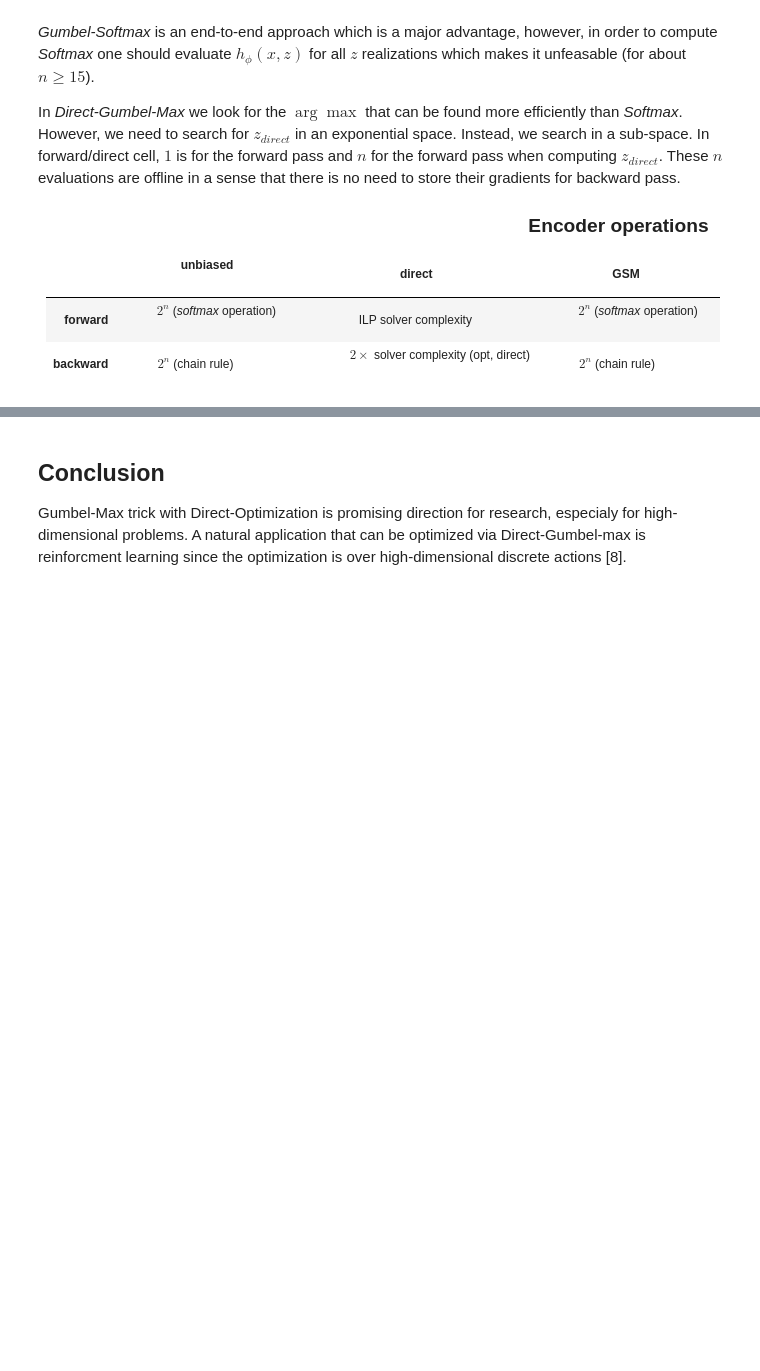
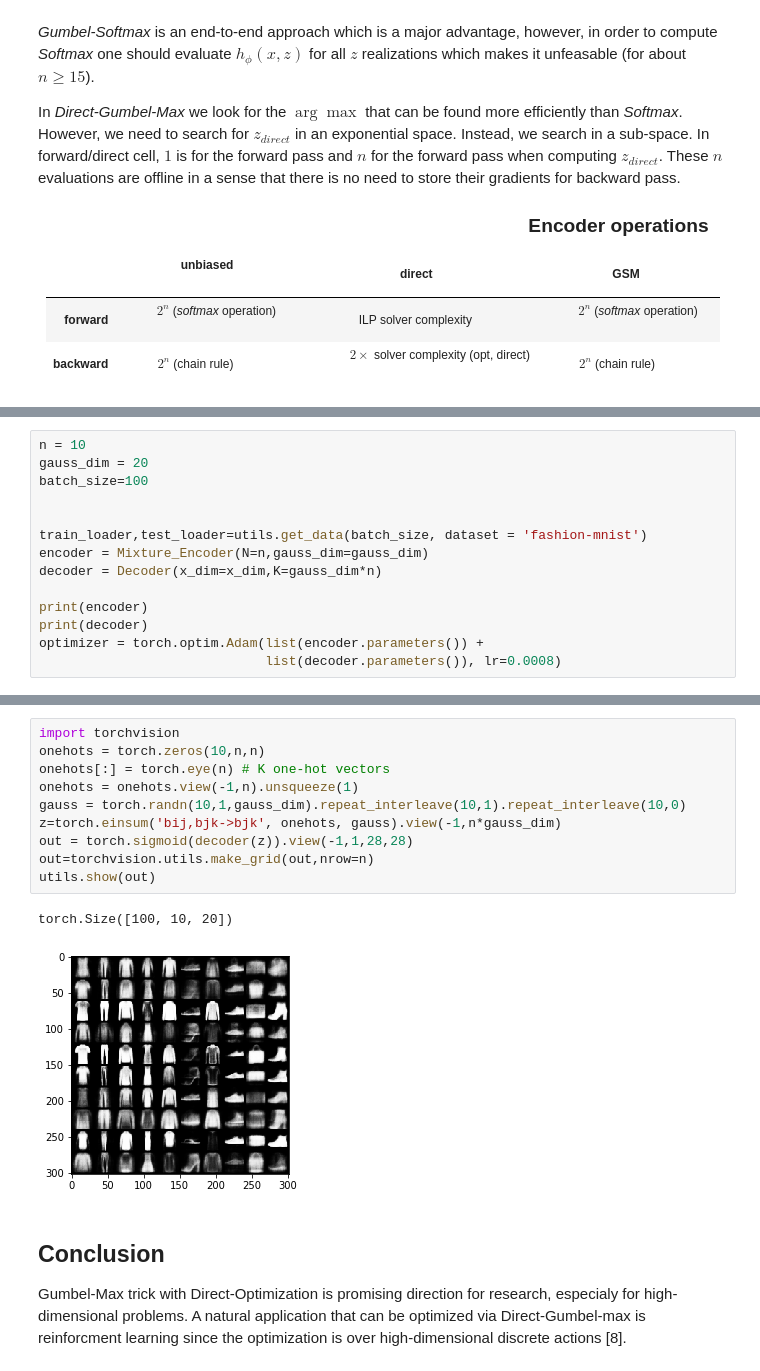
Before and after one commit to GuyLor/Direct-VAE, a Jupyter notebook: docs/Blog.ipynb, the cells around one changed output, grey strips where cells are left out. Saved outputs shown, nothing was run; the diff lists cells and outputs as text; blank space fills up the shorter version.

```diff
--- a/docs/Blog.ipynb
+++ b/docs/Blog.ipynb
@@ -892,0 +1076,14 @@ In *Direct-Gumbel-Max* we look for the *$\arg\max$* that can be found more effic
+# %%
+n = 10
+gauss_dim = 20
+batch_size=100
+
+
+train_loader,test_loader=utils.get_data(batch_size, dataset = 'fashion-mnist')
+encoder = Mixture_Encoder(N=n,gauss_dim=gauss_dim)
+decoder = Decoder(x_dim=x_dim,K=gauss_dim*n)
+
+print(encoder)
+print(decoder)
+optimizer = torch.optim.Adam(list(encoder.parameters()) +
+                             list(decoder.parameters()), lr=0.0008)
@@ -893,3 +1136,16 @@ In *Direct-Gumbel-Max* we look for the *$\arg\max$* that can be found more effic
+# %%
+import torchvision
+onehots = torch.zeros(10,n,n)
+onehots[:] = torch.eye(n) # K one-hot vectors
+onehots = onehots.view(-1,n).unsqueeze(1)
+gauss = torch.randn(10,1,gauss_dim).repeat_interleave(10,1).repeat_interleave(10,0)
+z=torch.einsum('bij,bjk->bjk', onehots, gauss).view(-1,n*gauss_dim)
+out = torch.sigmoid(decoder(z)).view(-1,1,28,28)
+out=torchvision.utils.make_grid(out,nrow=n)
+utils.show(out)
+# %% [output]
+torch.Size([100, 10, 20])
+[figure, added]
 # %% [markdown]
 ## Conclusion
 
```
Also changed, not shown: parts of 12 cells of this notebook, 1 other file.
